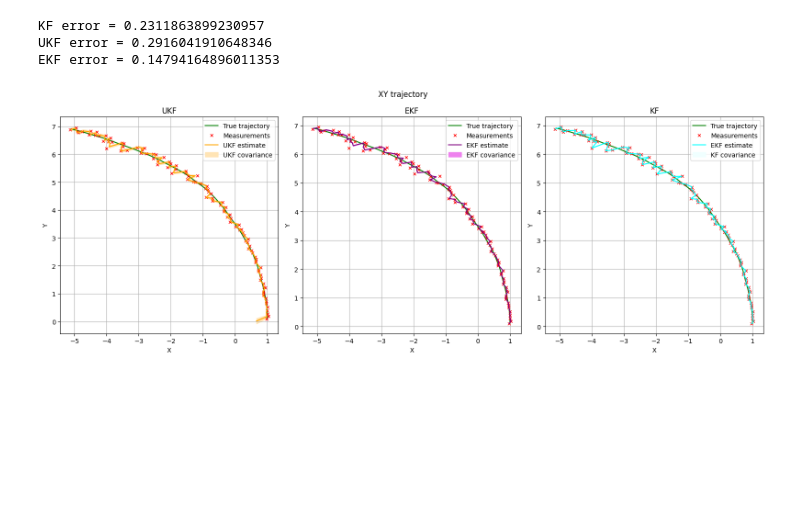
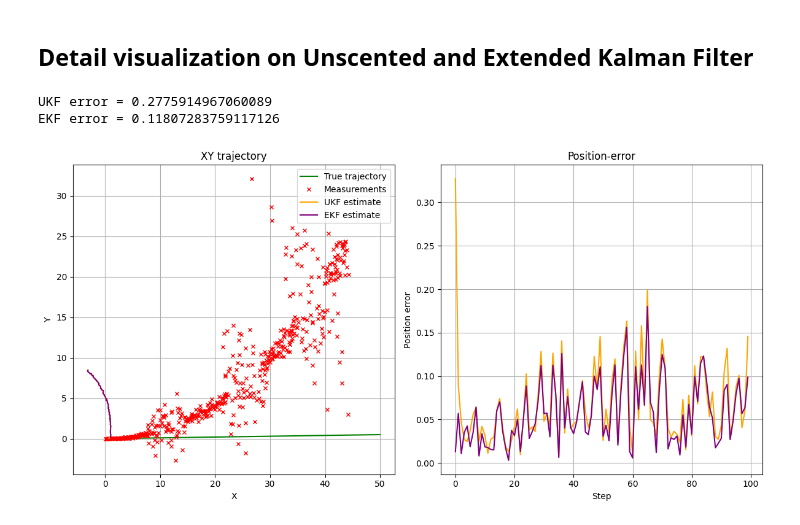
Before and after one commit to intsystems/Kalman-filter-and-his-friends, a Jupyter notebook: notebooks/tutorial.ipynb, the cells around one changed output. Cells and saved outputs as stored; diff of their text form; code cells hidden in the pictures; blank space fills up the shorter version.

Commit message:
fixed vkf + added to visualisation

```diff
--- a/notebooks/tutorial.ipynb
+++ b/notebooks/tutorial.ipynb
@@ -234,0 +275,18 @@ EKF error = 0.14794164896011353
+# %%
+# Parameters
+dt = 0.1
+num_steps = 500
+state_dim = 4
+obs_dim = 2
+initial_state = torch.tensor([0.0, 0.0, 1.0, 0.01])  # [x, y, vx, vy]
+base_noise = torch.diag(torch.tensor([0.1, 0.01]))  # x, y variances
+
+# Generate measurements
+measurements, true_states = generate_measurements_linear_sinusoidal_noise(
+    initial_state=initial_state,
+    num_steps=num_steps,
+    state_dim=state_dim,
+    obs_dim=obs_dim,
+    dt=dt,
+    base_noise=base_noise
+)
@@ -235,52 +376,33 @@ EKF error = 0.14794164896011353
+# %% [markdown]
+## Detail visualization on Unscented and Extended Kalman Filter
 # %%
-kf_errors_kf = torch.sqrt(torch.mean((est_means_kf - true_states)**2))
-print(f"KF error = {kf_errors_kf}")
-kf_errors_ukf = torch.sqrt(torch.mean((est_means_ukf - true_states)**2))
+# -----------------------------------------------------------------------
+#   Visualisation
+# -----------------------------------------------------------------------
 print(f"UKF error = {kf_errors_ukf}")
-kf_errors_ekf = torch.sqrt(torch.mean((est_means_ekf - true_states)**2))
 print(f"EKF error = {kf_errors_ekf}")
 
-plt.figure(figsize=(16, 6))
-plt.suptitle('XY trajectory')
+plt.figure(figsize=(12, 6))
 # trajectory in XY
-plt.subplot(1, 3, 1)
+plt.subplot(1, 2, 1)
 plt.plot(true_states[:, 0], true_states[:, 1], 'g-', label='True trajectory')
-plt.plot(measurements[:, 0] * torch.cos(measurements[:, 1]),measurements[:, 0] * torch.sin(measurements[:, 1]),'rx', ms=4, label='Measurements')
+plt.plot(measurements[:, 0] * torch.cos(measurements[:, 1]),
+         measurements[:, 0] * torch.sin(measurements[:, 1]),
+         'rx', ms=4, label='Measurements')
 plt.plot(est_means_ukf[:, 0], est_means_ukf[:, 1], color='orange', linestyle='-', label='UKF estimate')
-plt.fill_between(est_means_ukf[:, 0],
-                 est_means_ukf[:, 1] - 3*est_covs_ukf[:, 1, 1],
-                 est_means_ukf[:, 1] + 3*est_covs_ukf[:, 1, 1], color='moccasin', linestyle='-', label='UKF covariance')
-plt.xlabel('X'); plt.ylabel('Y'); plt.title('UKF')
+plt.plot(est_means_ekf[:, 0], est_means_ekf[:, 1], color='purple', linestyle='-', label='EKF estimate')
+plt.xlabel('X'); plt.ylabel('Y'); plt.title('XY trajectory')
 plt.legend(); plt.grid(True)
 
 
-plt.subplot(1, 3, 2)
-plt.plot(true_states[:, 0], true_states[:, 1], 'g-', label='True trajectory')
-plt.plot(measurements[:, 0] * torch.cos(measurements[:, 1]),measurements[:, 0] * torch.sin(measurements[:, 1]),'rx', ms=4, label='Measurements')
-plt.plot(est_means_ekf[:, 0], est_means_ekf[:, 1], color='purple', linestyle='-', label='EKF estimate')
-plt.fill_between(est_means_ekf[:, 0],
-                 est_means_ekf[:, 1] - 3*est_covs_ekf[:, 1, 1],
-                 est_means_ekf[:, 1] + 3*est_covs_ekf[:, 1, 1], color='violet', label='EKF covariance')
-plt.xlabel('X'); plt.ylabel('Y'); plt.title('EKF')
-plt.legend(); plt.grid(True)
+plt.subplot(1, 2, 2)
+plt.plot(position_err_ukf, color='orange', linestyle='-')
+plt.plot(position_err_ekf, color='purple', linestyle='-',)
+plt.xlabel('Step'); plt.ylabel('Position error'); plt.title('Position‑error')
+plt.grid(True)
 
-
-plt.subplot(1, 3, 3)
-plt.plot(true_states[:, 0], true_states[:, 1], 'g-', label='True trajectory')
-plt.plot(measurements[:, 0] * torch.cos(measurements[:, 1]), measurements[:, 0] * torch.sin(measurements[:, 1]),'rx', ms=4, label='Measurements')
-plt.plot(est_means_kf[:, 0], est_means_kf[:, 1], color='cyan', linestyle='-', label='EKF estimate')
-plt.fill_between(est_means_kf[:, 0],
-                 est_means_kf[:, 1] - 3*est_covs_kf[:, 1, 1],
-                 est_means_kf[:, 1] + 3*est_covs_kf[:, 1, 1], color='azure', linestyle='-', label='KF covariance')
-plt.xlabel('X'); plt.ylabel('Y'); plt.title('KF')
-plt.legend(); plt.grid(True)
-
-
-plt.grid(True)
-plt.tight_layout()
-plt.show()
+plt.tight_layout(); plt.show()
 # %% [output]
-KF error = 0.2311863899230957
-UKF error = 0.2916041910648346
-EKF error = 0.14794164896011353
+UKF error = 0.2775914967060089
+EKF error = 0.11807283759117126
-[figure, old version]
+[figure, new version]
```
Also changed, not shown: parts of 26 cells of this notebook, 1 other file.
